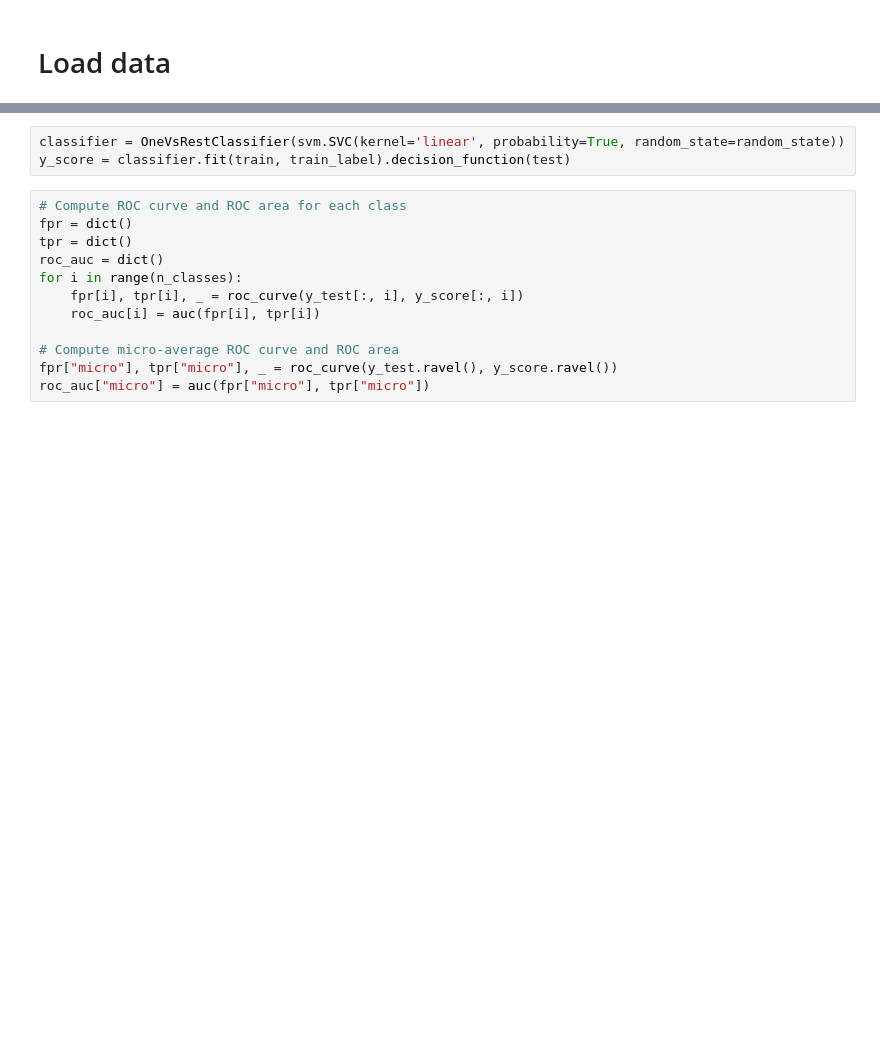
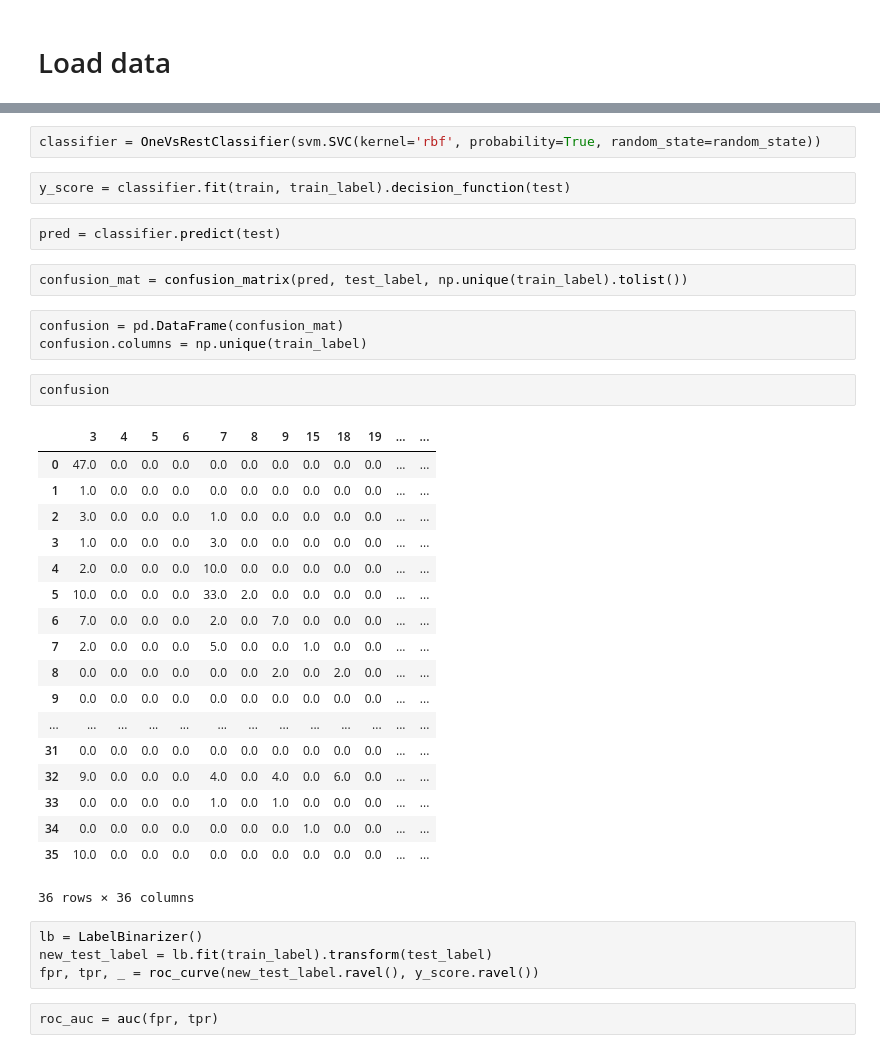
Before and after one commit to taraewilliams/CS578Project, a Jupyter notebook: Preliminary Result.ipynb, the cells around one changed output, grey strips where cells are left out. Saved outputs shown, nothing was run; the diff lists cells and outputs as text; blank space fills up the shorter version.

```diff
--- a/Preliminary Result.ipynb
+++ b/Preliminary Result.ipynb
@@ -31,18 +52,41 @@ test_label = test_data.TripType.values
 # %%
-classifier = OneVsRestClassifier(svm.SVC(kernel='linear', probability=True, random_state=random_state))
-y_score = classifier.fit(train, train_label).decision_function(test)
+classifier = OneVsRestClassifier(svm.SVC(kernel='rbf', probability=True, random_state=random_state))
-# %%
-# Compute ROC curve and ROC area for each class
-fpr = dict()
-tpr = dict()
-roc_auc = dict()
-for i in range(n_classes):
-    fpr[i], tpr[i], _ = roc_curve(y_test[:, i], y_score[:, i])
-    roc_auc[i] = auc(fpr[i], tpr[i])
-
-# Compute micro-average ROC curve and ROC area
-fpr["micro"], tpr["micro"], _ = roc_curve(y_test.ravel(), y_score.ravel())
-roc_auc["micro"] = auc(fpr["micro"], tpr["micro"])
+# %%
+y_score = classifier.fit(train, train_label).decision_function(test)
+# %%
+pred = classifier.predict(test)
+# %%
+confusion_mat = confusion_matrix(pred, test_label, np.unique(train_label).tolist())
+# %%
+confusion = pd.DataFrame(confusion_mat)
+confusion.columns = np.unique(train_label)
+# %%
+confusion
+# %% [output]
+|  | 3 | 4 | 5 | 6 | 7 | 8 | 9 | 15 | 18 | 19 | ... | ... |
+| 0 | 47.0 | 0.0 | 0.0 | 0.0 | 0.0 | 0.0 | 0.0 | 0.0 | 0.0 | 0.0 | ... | ... |
+| 1 | 1.0 | 0.0 | 0.0 | 0.0 | 0.0 | 0.0 | 0.0 | 0.0 | 0.0 | 0.0 | ... | ... |
+| 2 | 3.0 | 0.0 | 0.0 | 0.0 | 1.0 | 0.0 | 0.0 | 0.0 | 0.0 | 0.0 | ... | ... |
+| 3 | 1.0 | 0.0 | 0.0 | 0.0 | 3.0 | 0.0 | 0.0 | 0.0 | 0.0 | 0.0 | ... | ... |
+| 4 | 2.0 | 0.0 | 0.0 | 0.0 | 10.0 | 0.0 | 0.0 | 0.0 | 0.0 | 0.0 | ... | ... |
+| 5 | 10.0 | 0.0 | 0.0 | 0.0 | 33.0 | 2.0 | 0.0 | 0.0 | 0.0 | 0.0 | ... | ... |
+| 6 | 7.0 | 0.0 | 0.0 | 0.0 | 2.0 | 0.0 | 7.0 | 0.0 | 0.0 | 0.0 | ... | ... |
+| 7 | 2.0 | 0.0 | 0.0 | 0.0 | 5.0 | 0.0 | 0.0 | 1.0 | 0.0 | 0.0 | ... | ... |
+| 8 | 0.0 | 0.0 | 0.0 | 0.0 | 0.0 | 0.0 | 2.0 | 0.0 | 2.0 | 0.0 | ... | ... |
+| 9 | 0.0 | 0.0 | 0.0 | 0.0 | 0.0 | 0.0 | 0.0 | 0.0 | 0.0 | 0.0 | ... | ... |
+| ... | ... | ... | ... | ... | ... | ... | ... | ... | ... | ... | ... | ... |
+| 31 | 0.0 | 0.0 | 0.0 | 0.0 | 0.0 | 0.0 | 0.0 | 0.0 | 0.0 | 0.0 | ... | ... |
+| 32 | 9.0 | 0.0 | 0.0 | 0.0 | 4.0 | 0.0 | 4.0 | 0.0 | 6.0 | 0.0 | ... | ... |
+| 33 | 0.0 | 0.0 | 0.0 | 0.0 | 1.0 | 0.0 | 1.0 | 0.0 | 0.0 | 0.0 | ... | ... |
+| 34 | 0.0 | 0.0 | 0.0 | 0.0 | 0.0 | 0.0 | 0.0 | 1.0 | 0.0 | 0.0 | ... | ... |
+| 35 | 10.0 | 0.0 | 0.0 | 0.0 | 0.0 | 0.0 | 0.0 | 0.0 | 0.0 | 0.0 | ... | ... |
+36 rows × 36 columns
+# %%
+lb = LabelBinarizer()
+new_test_label = lb.fit(train_label).transform(test_label)
+fpr, tpr, _ = roc_curve(new_test_label.ravel(), y_score.ravel())
+# %%
+roc_auc = auc(fpr, tpr)
 # %%
 plt.figure()
 lw = 2
```
Also changed, not shown: parts of 10 cells of this notebook, 5 other files.
